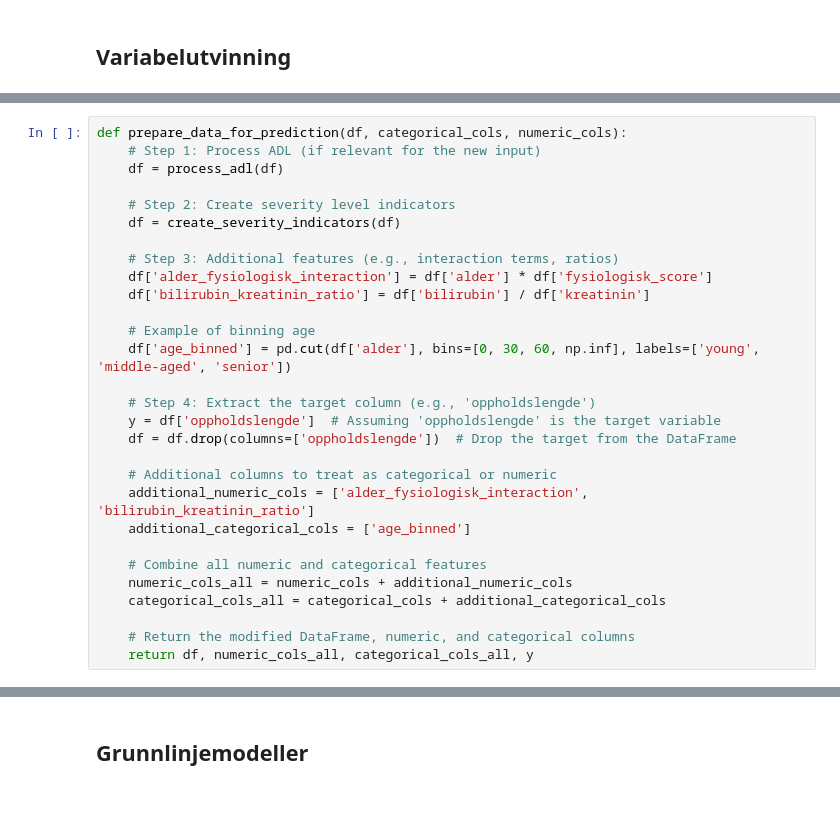
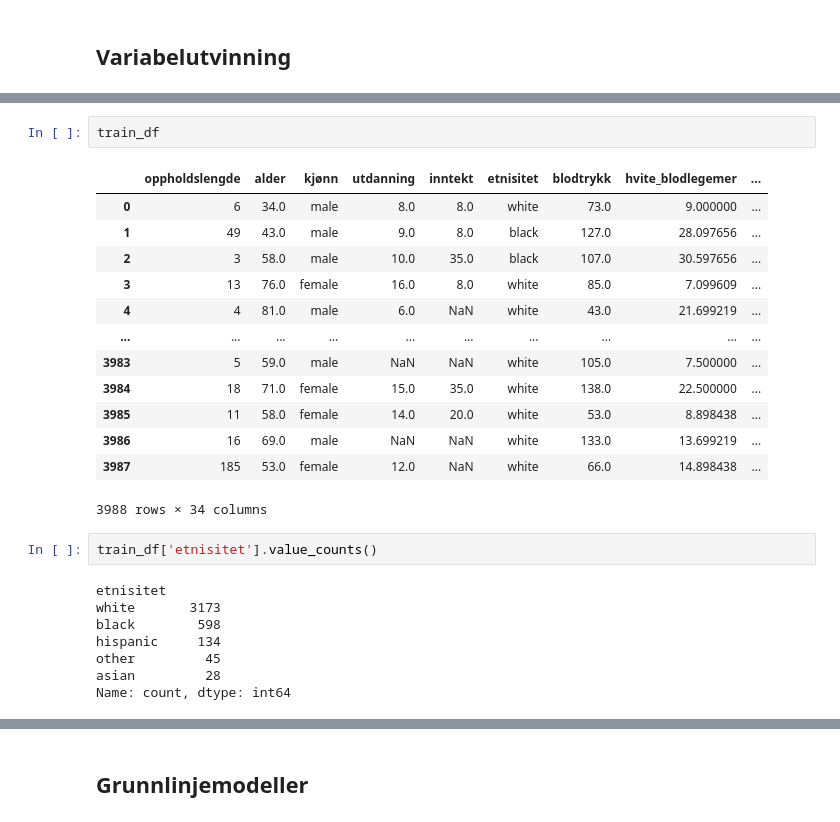
Before and after one commit to JakobBerg-Projects/Data-Science-Sykehusopphold, a Jupyter notebook: src/imputering og modellering.ipynb, the cells around one changed output, grey strips where cells are left out. Cells and saved outputs as stored; diff of their text form.

```diff
--- a/src/imputering og modellering.ipynb
+++ b/src/imputering og modellering.ipynb
@@ -102,30 +61,27 @@ def create_severity_indicators(df):
-# %%
-def prepare_data_for_prediction(df, categorical_cols, numeric_cols):
-    # Step 1: Process ADL (if relevant for the new input)
-    df = process_adl(df)
-
-    # Step 2: Create severity level indicators
-    df = create_severity_indicators(df)
-
-    # Step 3: Additional features (e.g., interaction terms, ratios)
-    df['alder_fysiologisk_interaction'] = df['alder'] * df['fysiologisk_score']
-    df['bilirubin_kreatinin_ratio'] = df['bilirubin'] / df['kreatinin']
-
-    # Example of binning age
-    df['age_binned'] = pd.cut(df['alder'], bins=[0, 30, 60, np.inf], labels=['young', 'middle-aged', 'senior'])
-
-    # Step 4: Extract the target column (e.g., 'oppholdslengde')
-    y = df['oppholdslengde']  # Assuming 'oppholdslengde' is the target variable
-    df = df.drop(columns=['oppholdslengde'])  # Drop the target from the DataFrame
-
-    # Additional columns to treat as categorical or numeric
-    additional_numeric_cols = ['alder_fysiologisk_interaction', 'bilirubin_kreatinin_ratio']
-    additional_categorical_cols = ['age_binned']
-
-    # Combine all numeric and categorical features
-    numeric_cols_all = numeric_cols + additional_numeric_cols
-    categorical_cols_all = categorical_cols + additional_categorical_cols
-
-    # Return the modified DataFrame, numeric, and categorical columns
-    return df, numeric_cols_all, categorical_cols_all, y
+# %%
+train_df
+# %% [output]
+|  | oppholdslengde | alder | kjønn | utdanning | inntekt | etnisitet | blodtrykk | hvite_blodlegemer | ... |
+| 0 | 6 | 34.0 | male | 8.0 | 8.0 | white | 73.0 | 9.000000 | ... |
+| 1 | 49 | 43.0 | male | 9.0 | 8.0 | black | 127.0 | 28.097656 | ... |
+| 2 | 3 | 58.0 | male | 10.0 | 35.0 | black | 107.0 | 30.597656 | ... |
+| 3 | 13 | 76.0 | female | 16.0 | 8.0 | white | 85.0 | 7.099609 | ... |
+| 4 | 4 | 81.0 | male | 6.0 | NaN | white | 43.0 | 21.699219 | ... |
+| ... | ... | ... | ... | ... | ... | ... | ... | ... | ... |
+| 3983 | 5 | 59.0 | male | NaN | NaN | white | 105.0 | 7.500000 | ... |
+| 3984 | 18 | 71.0 | female | 15.0 | 35.0 | white | 138.0 | 22.500000 | ... |
+| 3985 | 11 | 58.0 | female | 14.0 | 20.0 | white | 53.0 | 8.898438 | ... |
+| 3986 | 16 | 69.0 | male | NaN | NaN | white | 133.0 | 13.699219 | ... |
+| 3987 | 185 | 53.0 | female | 12.0 | NaN | white | 66.0 | 14.898438 | ... |
+3988 rows × 34 columns
+# %%
+train_df['etnisitet'].value_counts()
+# %% [output]
+etnisitet
+white       3173
+black        598
+hispanic     134
+other         45
+asian         28
+Name: count, dtype: int64
 # %%
```
Also changed, not shown: parts of 20 cells of this notebook, 11 other files.
